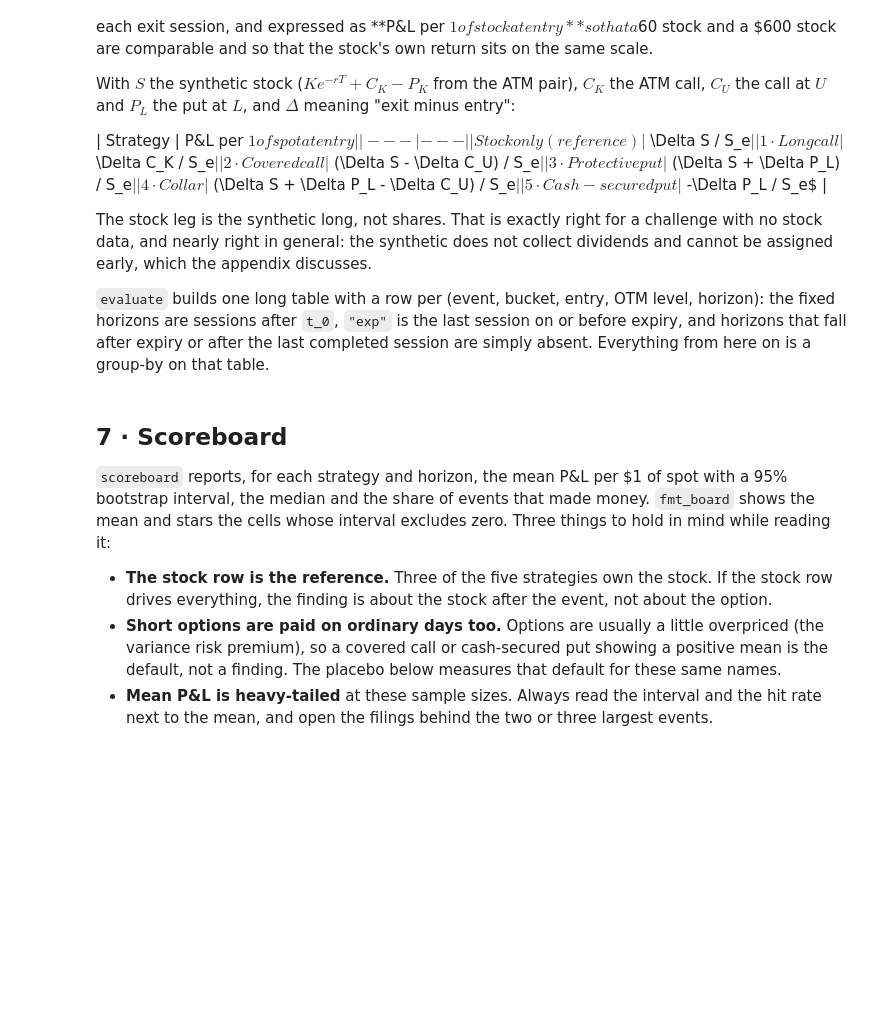
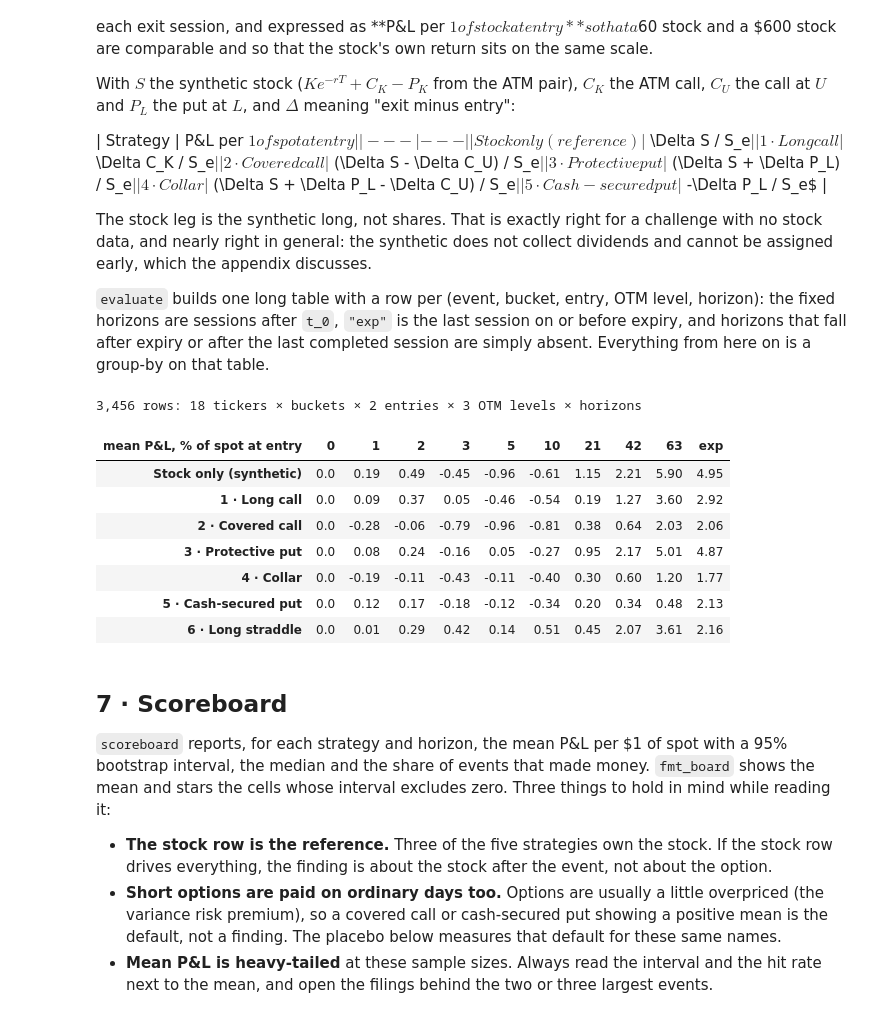
Before and after one commit to 124812/massiveandslightlypassive1, a Jupyter notebook: gator-quant-hacks-8k-options-challenge.ipynb, the cells around one changed output. Drawn from its saved outputs; the diff is of its cells as text; code cells hidden in the pictures; blank space fills up the shorter version.

```diff
--- a/gator-quant-hacks-8k-options-challenge.ipynb
+++ b/gator-quant-hacks-8k-options-challenge.ipynb
@@ -613,28 +636,35 @@ def normalize_ticker(t) -> str | None:
     return t.strip().upper().replace("/", ".")
 
 
-def fetch_disclosures(tag: str, start: str, end: str) -> pd.DataFrame:
-    rows = api_get_all("/stocks/filings/8-K/vX/disclosures", {
-        "tertiary_category": tag, "filing_date.gte": start, "filing_date.lte": end,
-        "limit": 1000, "sort": "filing_date.asc",
-    })
-    df = pd.DataFrame(rows)
+def fetch_disclosures(tag: str | list[str], start: str, end: str) -> pd.DataFrame:
+    tags = [tag] if isinstance(tag, str) else list(tag)
+    frames = []
+    for t in tags:
+        rows = api_get_all("/stocks/filings/8-K/vX/disclosures", {
+            "tertiary_category": t, "filing_date.gte": start, "filing_date.lte": end,
+            "limit": 1000, "sort": "filing_date.asc",
+        })
+        print(f"  {len(rows):,} '{t}' disclosures across all filers, {start}..{end}")
+        frames.append(pd.DataFrame(rows))
+    df = pd.concat(frames, ignore_index=True) if frames else pd.DataFrame()
     if not df.empty:
         df["filing_date"] = pd.to_datetime(df["filing_date"])
     return df
 
 
-def build_events(tag: str, start: str, end: str, universe: list[str]) -> pd.DataFrame:
-    """One row per (filer, filing date) in the universe, with the filing session and the session before it."""
+def build_events(tag: str | list[str], start: str, end: str, universe: list[str]) -> pd.DataFrame:
+    """One row per (filer, filing date) in the universe, unioned over tags when given a list."""
     raw = fetch_disclosures(tag, start, end)
-    print(f"{len(raw):,} '{tag}' disclosures across all filers, {start}..{end}")
+    label = "+".join(tag) if isinstance(tag, list) else tag
+    print(f"{len(raw):,} '{label}' disclosures across all filers, {start}..{end}")
     ex = raw.explode("tickers").rename(columns={"tickers": "ticker"})
     ex["ticker"] = ex["ticker"].map(normalize_ticker)
     ex = ex[ex["ticker"].isin(universe)]
     ev = (ex.sort_values(["cik", "filing_date"])
             .groupby(["cik", "filing_date"], as_index=False)
             .agg(ticker=("ticker", "first"), accession_number=("accession_number", "first"),
-                 filing_url=("filing_url", "first"), supporting_text=("supporting_text", "first"))
+                 filing_url=("filing_url", "first"), supporting_text=("supporting_text", "first"),
+                 tags=("tertiary_category", lambda s: "+".join(sorted(set(s)))))
             .sort_values("filing_date").reset_index(drop=True))
     ev["t_0"] = ev["filing_date"].map(session_on_or_after)      # the filing session: first session on or after the filing date
     ev["t_pre"] = ev["t_0"].map(session_before)                 # the session before it: the chain here cannot know the news
@@ -642,12 +672,12 @@ def build_events(tag: str, start: str, end: str, universe: list[str]) -> pd.Data
     return ev
 
 
-events = build_events(EVENT_TAG, STUDY_START, STUDY_END, TOP_100)
+events = build_events(TAIL_TAGS, STUDY_START, STUDY_END, TOP_100)
 if MAX_EVENTS:
     events = events.head(MAX_EVENTS).copy()
 print(f"{len(events)} in-sample events across {events.ticker.nunique()} of the top 100; "
       f"{(events.filing_date != events.t_0).sum()} were filed on a non-session day (weekend or holiday)")
 display(events.groupby(events.filing_date.dt.year).size().rename("events").to_frame().T)
 with pd.option_context("display.max_colwidth", 110):
-    display(events[["ticker", "filing_date", "t_pre", "t_0", "supporting_text"]].sample(5, random_state=1))
+    display(events[["ticker", "filing_date", "t_pre", "t_0", "supporting_text"]].sample(min(5, len(events)), random_state=1))
 # %% [output]
@@ -945,9 +1040,10 @@ fixed horizons are sessions after `t_0`, `"exp"` is the last session on or befor
 horizons that fall after expiry or after the last completed session are simply absent. Everything
 from here on is a group-by on that table.
 # %%
-STRATEGIES = ["stock", "long_call", "covered_call", "protective_put", "collar", "cash_secured_put"]
+STRATEGIES = ["stock", "long_call", "covered_call", "protective_put", "collar", "cash_secured_put", "long_straddle"]
 STRATEGY_LABEL = {"stock": "Stock only (synthetic)", "long_call": "1 · Long call", "covered_call": "2 · Covered call",
-                  "protective_put": "3 · Protective put", "collar": "4 · Collar", "cash_secured_put": "5 · Cash-secured put"}
+                  "protective_put": "3 · Protective put", "collar": "4 · Collar", "cash_secured_put": "5 · Cash-secured put",
+                  "long_straddle": "6 · Long straddle"}
 
 
 def strategy_pnl(m_e: dict, m_x: dict, S_e: float, S_x: float, otm: float) -> dict[str, float]:
@@ -960,6 +1056,7 @@ def strategy_pnl(m_e: dict, m_x: dict, S_e: float, S_x: float, otm: float) -> di
     dC_U = m_x[f"C_U{otm}"] - m_e[f"C_U{otm}"]     # the OTM call we sell
     dP_L = m_x[f"P_L{otm}"] - m_e[f"P_L{otm}"]     # the OTM put we buy (or sell, cash-secured)
     dC_K = m_x["C_K"] - m_e["C_K"]                 # the ATM call we buy
+    dP_K = m_x["P_K"] - m_e["P_K"]                 # the ATM put we buy (straddle leg)
     return {
         "stock":            dS / S_e,
         "long_call":        dC_K / S_e,
@@ -967,6 +1064,7 @@ def strategy_pnl(m_e: dict, m_x: dict, S_e: float, S_x: float, otm: float) -> di
         "protective_put":   (dS + dP_L) / S_e,
         "collar":           (dS + dP_L - dC_U) / S_e,
         "cash_secured_put": (-dP_L) / S_e,
+        "long_straddle":      (dC_K + dP_K) / S_e,
     }
 
 
@@ -982,33 +1080,43 @@ def evaluate(priced: list[PricedEvent], otm_pcts: list[float] = None) -> pd.Data
         for entry, e_day in (("pre", pe.t_pre), ("post", pe.t_0)):
             m_e = pe.marks(e_day)
             S_e = pe.synthetic_spot(e_day, m_e)
             if np.isnan(S_e):
                 continue
             implied = (m_e["C_K"] + m_e["P_K"]) / S_e
             dte_sessions = sessions_between(e_day, pe.expiry_session)
             for h, x_day in exits.items():
                 if x_day > LAST_SESSION:
                     continue
                 m_x = pe.marks(x_day)
                 S_x = pe.synthetic_spot(x_day, m_x)
                 held = sessions_between(e_day, x_day)
                 base = {"ticker": pe.ticker, "event_date": pe.event_date, "t_0": pe.t_0, "bucket": pe.bucket, "expiry": pe.expiry,
                         "entry": entry, "entry_date": e_day, "horizon": h, "exit_date": x_day, "sessions_held": held,
                         "dte_sessions": dte_sessions, "S_entry": S_e, "S_exit": S_x, "realized": S_x / S_e - 1,
                         "implied_move": implied,
                         "implied_scaled": implied * np.sqrt(held / dte_sessions) if dte_sessions else np.nan}
                 for otm in otm_pcts:
                     rows.append(dict(base, otm=otm, **strategy_pnl(m_e, m_x, S_e, S_x, otm)))
     res = pd.DataFrame(rows)
     res["ratio"] = res["realized"].abs() / res["implied_scaled"]
     return res
 
 
 results = evaluate(priced)
 print(f"{len(results):,} rows: {results.ticker.nunique()} tickers × buckets × 2 entries × {len(OTM_GRID)} OTM levels × horizons")
 hz = results[(results.bucket == BASELINE_BUCKET) & (results.entry == ENTRY) & (results.otm == OTM_PCT)]
 display(hz.groupby("horizon", sort=False)[STRATEGIES].mean().mul(100).round(2).rename(columns=STRATEGY_LABEL)
         .rename_axis("mean P&L, % of spot at entry").T)
+# %% [output]
+3,456 rows: 18 tickers × buckets × 2 entries × 3 OTM levels × horizons
+| mean P&L, % of spot at entry | 0 | 1 | 2 | 3 | 5 | 10 | 21 | 42 | 63 | exp |
+| Stock only (synthetic) | 0.0 | 0.19 | 0.49 | -0.45 | -0.96 | -0.61 | 1.15 | 2.21 | 5.90 | 4.95 |
+| 1 · Long call | 0.0 | 0.09 | 0.37 | 0.05 | -0.46 | -0.54 | 0.19 | 1.27 | 3.60 | 2.92 |
+| 2 · Covered call | 0.0 | -0.28 | -0.06 | -0.79 | -0.96 | -0.81 | 0.38 | 0.64 | 2.03 | 2.06 |
+| 3 · Protective put | 0.0 | 0.08 | 0.24 | -0.16 | 0.05 | -0.27 | 0.95 | 2.17 | 5.01 | 4.87 |
+| 4 · Collar | 0.0 | -0.19 | -0.11 | -0.43 | -0.11 | -0.40 | 0.30 | 0.60 | 1.20 | 1.77 |
+| 5 · Cash-secured put | 0.0 | 0.12 | 0.17 | -0.18 | -0.12 | -0.34 | 0.20 | 0.34 | 0.48 | 2.13 |
+| 6 · Long straddle | 0.0 | 0.01 | 0.29 | 0.42 | 0.14 | 0.51 | 0.45 | 2.07 | 3.61 | 2.16 |
 # %% [markdown]
 ## 7 · Scoreboard
 
```
Also changed, not shown: parts of 19 cells of this notebook, 6 other files.
